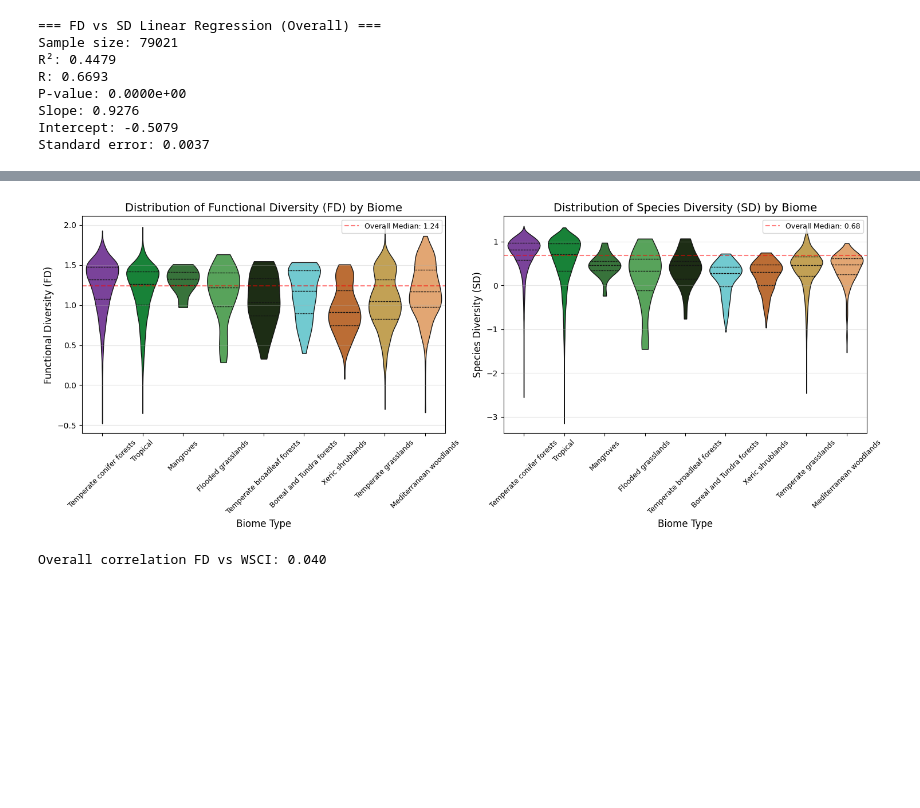
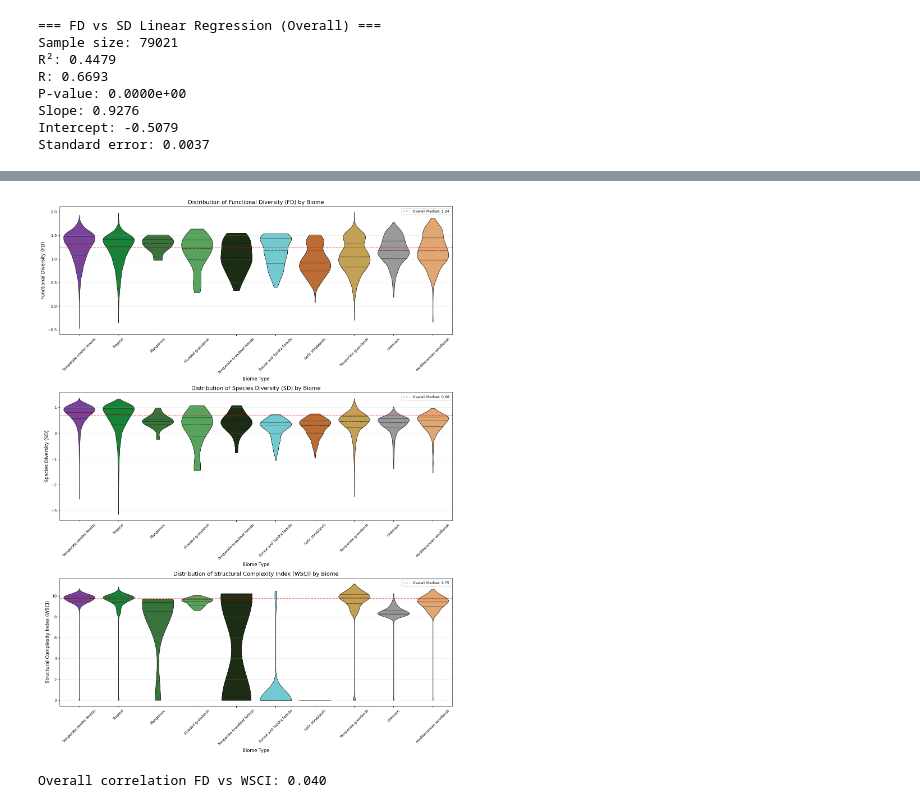
Before and after one commit to qiulinlx/FD_Stability, a Jupyter notebook: notebooks/visualisations.ipynb, the cells around one changed output, grey strips where cells are left out. Saved outputs shown, nothing was run; the diff lists cells and outputs as text; code cells hidden in the pictures; blank space fills up the shorter version.

```diff
--- a/notebooks/visualisations.ipynb
+++ b/notebooks/visualisations.ipynb
@@ -6,7 +6,8 @@ import matplotlib.pyplot as plt
 # %%
 fd_df = pd.read_csv('data/final/final_dataset.csv')
 # %%
-fd_df.drop(columns=['TPA_UNADJ','DIA_x', 'biome.1', 'ownership.1', 'BHAGE'], inplace=True)
+fd_df.drop(columns=['managed', 'ownership',
+       'managed.1'], inplace=True)
 fd_df.dropna(inplace=True)
 # %%
 biome_mapping = {
@@ -409,48 +425,61 @@ Standard error: 0.0037
 # %%
-import matplotlib.pyplot as plt
-import seaborn as sns
-import numpy as np
-import pandas as pd
 
-fig, axes = plt.subplots(1, 2, figsize=(15, 6))
 
-variables = ['FD', 'SD']
-variable_labels = ['Functional Diversity (FD)', 'Species Diversity (SD)']
+biome_colors = {
+    'Boreal and Tundra forests': "#62D7E0",        # boreal blue
+    'Flooded grasslands': "#4CAF50",                # wetland green
+    'Mangroves': "#2E7D32",                        # coastal green
+    'Mediterranean woodlands': "#F4A460",          # sandy brown
+    'Temperate broadleaf forests': "#1B3111",      # dark temperate green
+    'Temperate conifer forests': "#7E34A9",        # purple conifer
+    'Temperate grasslands': "#D4A843",             # golden
+    'Tropical': "#079331",                         # tropical green
+    'Xeric shrublands': "#D2691E",                 # desert brown
+    'Unknown': "#999999"                           # gray for unknown biomes
+}
+
+
+
+fd_df['biome_name'] = fd_df['biome']#.map(biome_mapping)
+fig, axes = plt.subplots(3, 1, figsize=(15, 20))
+
+variables = ['FD', 'SD', "WSCI"]
+variable_labels = ['Functional Diversity (FD)', 'Species Diversity (SD)', 'Structural Complexity Index (WSCI)']
 
 for idx, (var, label) in enumerate(zip(variables, variable_labels)):
     ax = axes[idx]
 
     # Create violin plot - FIXED: assign hue and set legend=False
     sns.violinplot(
         data=fd_df,
         x='biome_name',
         y=var,
         hue='biome_name',  # <-- ADDED: assign x variable to hue
         palette=biome_colors,
         ax=ax,
         cut=0,
         inner='quartile',
         linewidth=1,
         legend=False  # <-- ADDED: prevent redundant legend
     )
 
     # Add median line for overall data
     overall_median = fd_df[var].median()
     ax.axhline(y=overall_median, color='red', linestyle='--',
                linewidth=1.5, alpha=0.5, label=f'Overall Median: {overall_median:.2f}')
 
     ax.set_xlabel('Biome Type', fontsize=12)
     ax.set_ylabel(label, fontsize=12)
     ax.set_title(f'Distribution of {label} by Biome', fontsize=14)
     ax.tick_params(axis='x', rotation=45, labelsize=9)
     ax.legend(loc='upper right', fontsize=9)
     ax.grid(True, alpha=0.3, axis='y')
 
 plt.tight_layout()
-plt.savefig('figures/violin_plots_fd_sd.png', dpi=300, bbox_inches='tight')
+plt.savefig('figures/violin_plots_fd_sd_wsci.png', dpi=300, bbox_inches='tight')
 plt.show()
 # %% [output]
-[figure, old version]
+[figure, new version]
 # %%
 import seaborn as sns
 import numpy as np
```
Also changed, not shown: parts of 1 cell of this notebook, 10 other files.
